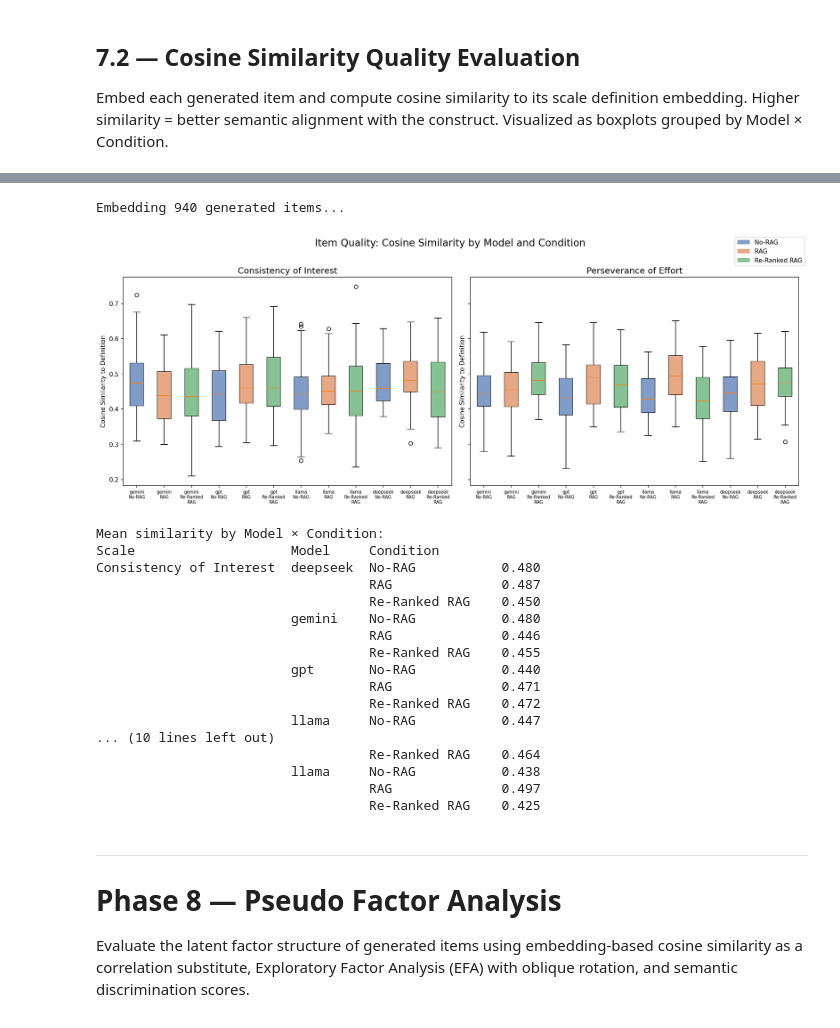
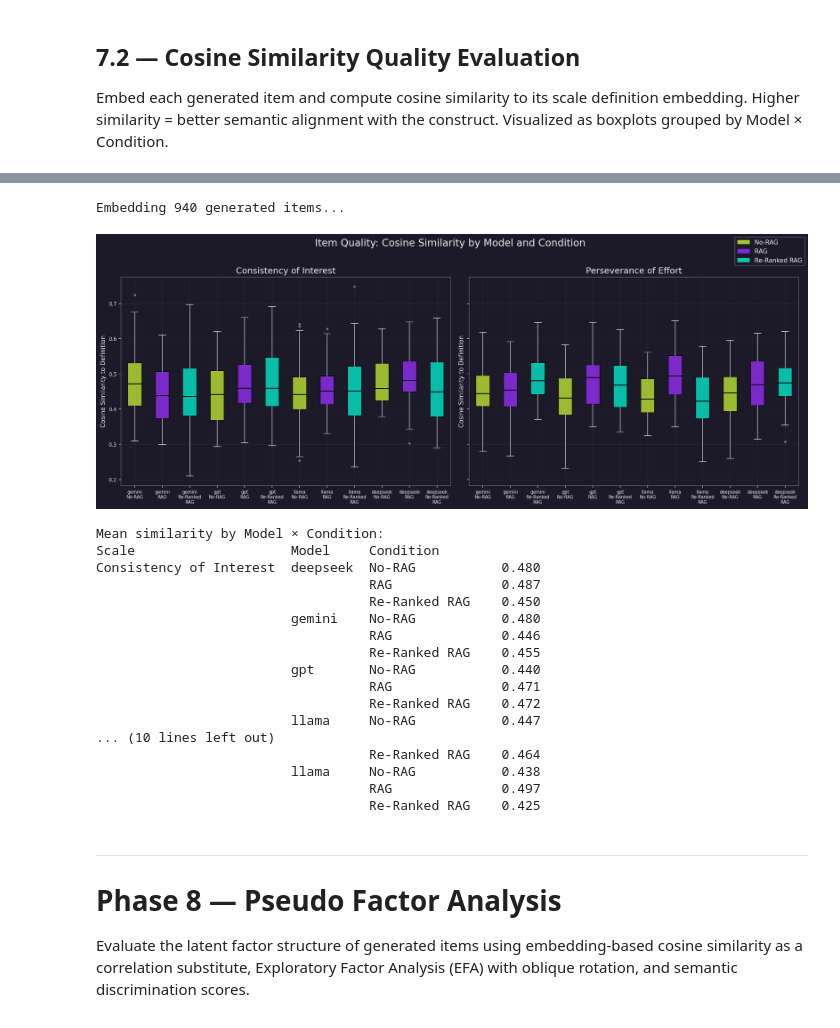
Before and after one commit to Holly-olly/item-forge, a Jupyter notebook: item_forge.ipynb, the cells around one changed output, grey strips where cells are left out. Saved outputs shown, nothing was run; the diff lists cells and outputs as text; code cells hidden in the pictures.

```diff
--- a/item_forge.ipynb
+++ b/item_forge.ipynb
@@ -324,9 +391,10 @@ EXPECTED_LABELS = {
 }
 
 fig, axes = plt.subplots(len(SCALES), 3, figsize=(18, 5 * len(SCALES)), dpi=150)
+fig.patch.set_facecolor(P['deep'])
 
 for row_i, (scale_name, scale_desc) in enumerate(SCALES.items()):
-    print(f'\n{'='*60}')
+    print(f'\n{"="*60}')
     print(f'Scale: {scale_name}')
     print(f'Query: {scale_desc}')
     results = retrieve_items(scale_desc, k=20)
@@ -342,24 +410,35 @@ for row_i, (scale_name, scale_desc) in enumerate(SCALES.items()):
     print(f'\nPrecision: {precision:.2f} | Recall: {recall:.2f} | F1: {f1:.2f}')
 
     ax_metrics, ax_labels, ax_rank = axes[row_i]
+    for ax in (ax_metrics, ax_labels, ax_rank):
+        ax.set_facecolor(P['deep'])
+        for spine in ax.spines.values(): spine.set_edgecolor(P['slate'])
+        ax.tick_params(colors=P['white'], labelsize=8)
+        ax.xaxis.label.set_color(P['white']); ax.yaxis.label.set_color(P['white'])
+        ax.title.set_color(P['white'])
 
     # Chart 1: Metrics
-    ax_metrics.bar(['Precision', 'Recall', 'F1'], [precision, recall, f1], color=['steelblue','coral','seagreen'])
+    ax_metrics.bar(['Precision', 'Recall', 'F1'], [precision, recall, f1],
+                   color=[P['lime'], P['cyan'], P['violet']], alpha=0.85)
     ax_metrics.set_ylim(0, 1)
     ax_metrics.set_title(f'{scale_name}: Retrieval Metrics')
 
     # Chart 2: Label breakdown
     label_counts = results_df['label'].value_counts()
-    ax_labels.barh(label_counts.index, label_counts.values, color='steelblue')
+    ax_labels.barh(label_counts.index, label_counts.values, color=P['violet'], alpha=0.8)
     ax_labels.set_title(f'{scale_name}: Retrieved Label Breakdown')
 
     # Chart 3: Distance by rank
-    ax_rank.plot(range(1, len(results)+1), results_df['distance'], marker='o')
+    ax_rank.plot(range(1, len(results)+1), results_df['distance'],
+                 marker='o', color=P['cyan'], markerfacecolor=P['magenta'], markersize=5)
     ax_rank.set_xlabel('Rank')
     ax_rank.set_ylabel('L2 Distance')
     ax_rank.set_title(f'{scale_name}: Distance by Rank')
+    ax_rank.grid(color=P['slate'], alpha=0.25, lw=0.5)
 
 plt.tight_layout()
+plt.savefig('retrieval_validation.jpeg', format='jpeg', dpi=150,
+            bbox_inches='tight', facecolor=P['deep'])
 plt.show()
 # %% [output]
 ============================================================
@@ -829,48 +910,55 @@ master_df['embedding'] = item_embeddings
 def compute_similarity(row):
     item_emb = np.array(row['embedding']).reshape(1, -1)
     def_emb  = scale_def_embs[row['Scale']].reshape(1, -1)
     return float(cos_sim(item_emb, def_emb)[0][0])
 
 master_df['cosine_sim'] = master_df.apply(compute_similarity, axis=1)
 
 # Boxplot: Model × Condition, split by Scale
 fig, axes = plt.subplots(1, len(SCALES), figsize=(16, 6), dpi=150, sharey=True)
+_style(fig, *axes)
+
 conditions = ['No-RAG', 'RAG', 'Re-Ranked RAG']
-models = ['gemini', 'gpt', 'llama', 'deepseek']
-colors = {'No-RAG': '#4c72b0', 'RAG': '#dd8452', 'Re-Ranked RAG': '#55a868'}
+models_order = ['gemini', 'gpt', 'llama', 'deepseek']
 
 for ax, scale_name in zip(axes, SCALES):
     scale_data = master_df[master_df['Scale'] == scale_name]
-    plot_data = []
-    plot_labels = []
-    for model in models:
+    plot_data, plot_labels = [], []
+    for model in models_order:
         for cond in conditions:
             subset = scale_data[(scale_data['Model'] == model) & (scale_data['Condition'] == cond)]['cosine_sim']
             plot_data.append(subset.tolist())
             plot_labels.append(f'{model}\n{cond.replace(" ", chr(10))}')
 
-    bp = ax.boxplot(plot_data, labels=plot_labels, patch_artist=True)
-    for i, (patch, cond) in enumerate(zip(bp['boxes'], conditions * len(models))):
-        patch.set_facecolor(colors[cond])
-        patch.set_alpha(0.7)
+    bp = ax.boxplot(plot_data, labels=plot_labels, patch_artist=True,
+                    medianprops=dict(color=P['void'], lw=1.5),
+                    whiskerprops=dict(color=P['mist']),
+                    capprops=dict(color=P['mist']),
+                    flierprops=dict(marker='o', markerfacecolor=P['slate'],
+                                    markeredgecolor=P['slate'], markersize=3))
+    for i, (patch, cond) in enumerate(zip(bp['boxes'], conditions * len(models_order))):
+        patch.set_facecolor(RAG_COLORS[cond])
+        patch.set_alpha(0.75)
     ax.set_title(f'{scale_name}', fontsize=14)
     ax.set_ylabel('Cosine Similarity to Definition', fontsize=10)
     ax.tick_params(axis='x', labelsize=7)
 
-# Legend
 from matplotlib.patches import Patch
-legend_handles = [Patch(facecolor=colors[c], alpha=0.7, label=c) for c in conditions]
-fig.legend(handles=legend_handles, loc='upper right', fontsize=10)
-plt.suptitle('Item Quality: Cosine Similarity by Model and Condition', fontsize=16, y=1.02)
+legend_handles = [Patch(facecolor=RAG_COLORS[c], alpha=0.8, label=c) for c in conditions]
+leg = fig.legend(handles=legend_handles, loc='upper right', fontsize=10,
+                 facecolor=P['deep'], edgecolor=P['slate'], labelcolor=P['white'])
+plt.suptitle('Item Quality: Cosine Similarity by Model and Condition',
+             fontsize=16, y=1.02, color=P['white'])
 plt.tight_layout()
-plt.savefig('quality_comparison.jpeg', format='jpeg', dpi=300, bbox_inches='tight')
+plt.savefig('quality_comparison.jpeg', format='jpeg', dpi=300,
+            bbox_inches='tight', facecolor=P['deep'])
 plt.show()
 
 print('\nMean similarity by Model × Condition:')
 print(master_df.groupby(['Scale','Model','Condition'])['cosine_sim'].mean().round(3).to_string())
 # %% [output]
 Embedding 940 generated items...
-[figure, old version]
+[figure, new version]
 Mean similarity by Model × Condition:
 Scale                    Model     Condition
 Consistency of Interest  deepseek  No-RAG           0.480
```
Also changed, not shown: parts of 19 cells of this notebook, 4 other files.
